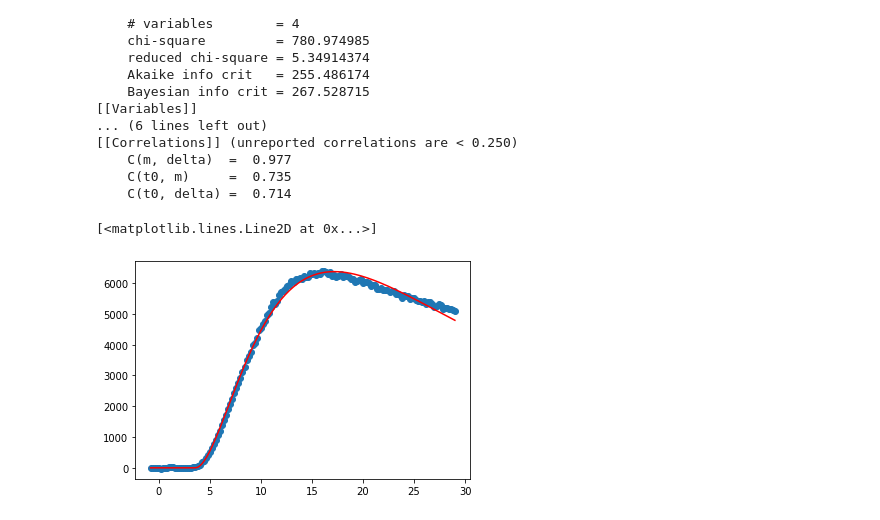
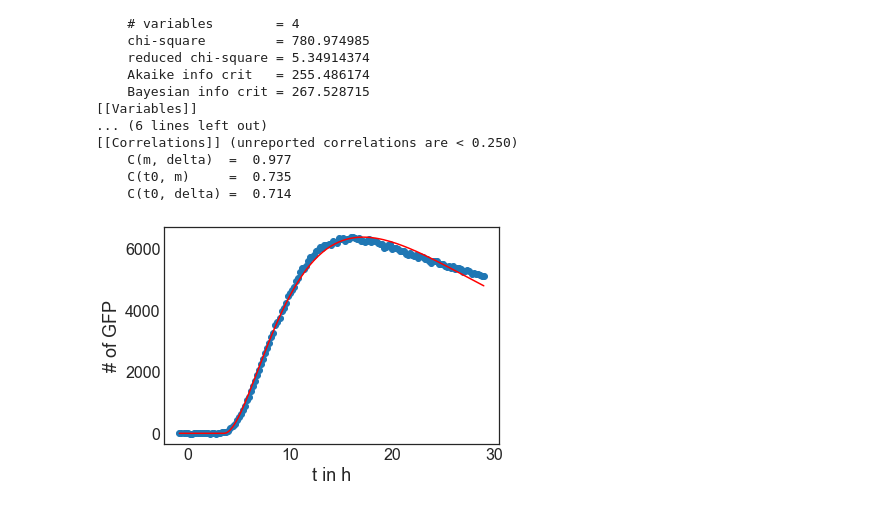
Before and after one commit to hstrey/siRNA-silencing, a Jupyter notebook: fitting with uncertain parameters ODE.ipynb, the cells around one changed output. Cells and saved outputs as stored; diff of their text form; code cells hidden in the pictures.

```diff
--- a/fitting with uncertain parameters ODE.ipynb
+++ b/fitting with uncertain parameters ODE.ipynb
@@ -7,0 +1,25 @@ from scipy.integrate import odeint
+# %%
+%matplotlib inline
+import numpy as np
+import matplotlib.pyplot as plt
+import lmfit as lm
+import pandas as pd
+from scipy.integrate import odeint
+
+SMALL_SIZE = 16
+MEDIUM_SIZE = 18
+BIGGER_SIZE = 20
+
+plt.rc('font', size=SMALL_SIZE)          # controls default text sizes
+plt.rc('axes', titlesize=SMALL_SIZE)     # fontsize of the axes title
+plt.rc('axes', labelsize=MEDIUM_SIZE)    # fontsize of the x and y labels
+plt.rc('xtick', labelsize=SMALL_SIZE)    # fontsize of the tick labels
+plt.rc('ytick', labelsize=SMALL_SIZE)    # fontsize of the tick labels
+plt.rc('legend', fontsize=SMALL_SIZE)    # legend fontsize
+plt.rc('figure', titlesize=BIGGER_SIZE)  # fontsize of the figure title
+
+SEED = 35010732 # from random.org
+np.random.seed(SEED)
+
+print(plt.style.available)
+plt.style.use('seaborn-white')
@@ -61,6 +81,23 @@ def DEODE(t, t0, m, k, beta, delta, offset):
         f[idx_after] = result[:,2]
 
     return f + offset
+
+def DEODE(t, t0, m, k, beta, delta, offset):
+    f = np.zeros(np.shape(t))
+    idx_after = np.array(t > t0, dtype = bool)
+    dt = t[idx_after] - t0
+    if dt[0]>0:
+        addzero = True
+        dt = np.concatenate(([0.0],dt))
+    else:
+        addzero = False
+    result = odeint(gfp, [1.0,0.0,0.0], dt, args=(m,k,beta,delta))
+    if addzero:
+        f[idx_after] = result[:,2][1:]
+    else:
+        f[idx_after] = result[:,2]
+
+    return f + offset
 # %%
 m_ktl_0 = 4e4
 
@@ -119,7 +156,9 @@ print(out.fit_report(min_correl=0.25))
 # %%
 plt.plot(t,data,"o")
 plt.plot(t, out.best_fit, 'r-')
+plt.xlabel("t in h")
+plt.ylabel("# of GFP")
+plt.savefig("lq-fitted.png",format='png',dpi=300,bbox_inches='tight',facecolor="white",backgroundcolor="white")
 # %% [output]
-[<matplotlib.lines.Line2D at 0x...>]
-[figure, old version]
+[figure, new version]
 # %%
```
Also changed, not shown: parts of 12 cells of this notebook, 4 other files.
